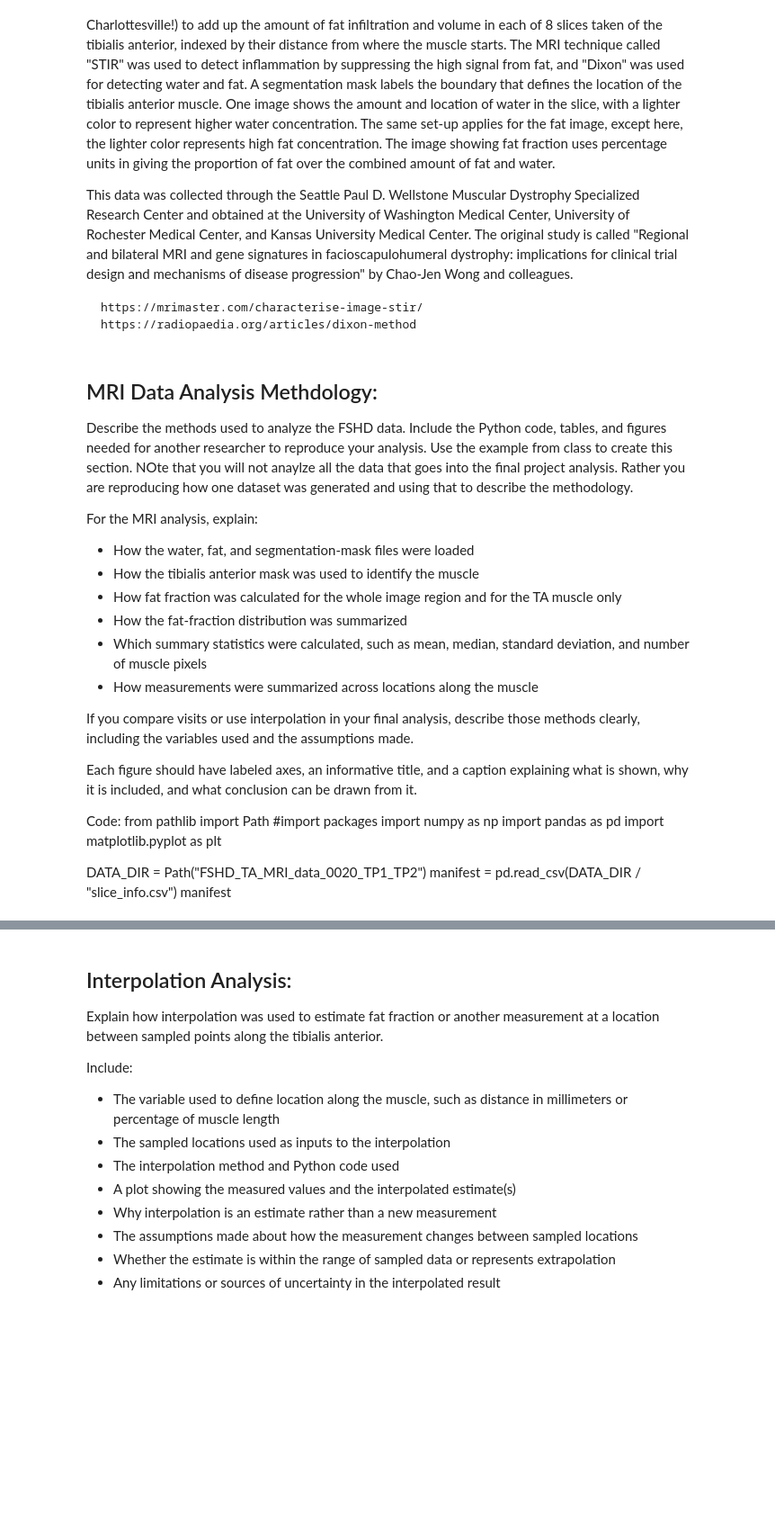
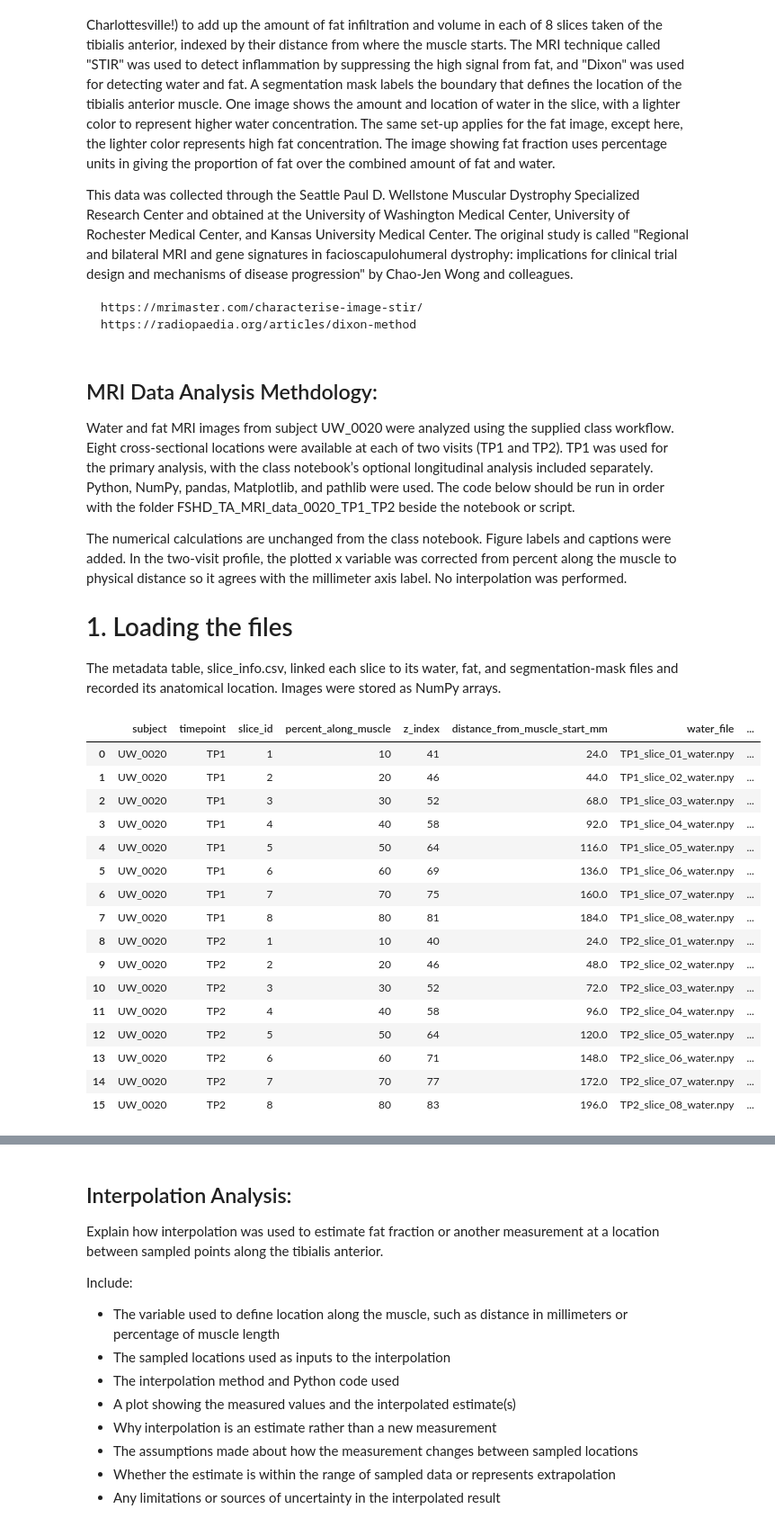
Before and after one commit to BigPanda0226/BME2315_Module2, a Jupyter notebook: FSHD_Module2_Project_Template.ipynb, the cells around one changed output, grey strips where cells are left out. Shown at 90% size. Drawn from its saved outputs; the diff is of its cells as text; code cells hidden in the pictures; blank space fills up the shorter version.

Commit message:
lord have mercy this was hard
I put all of the code into the notebook and analyzed each step. This took awhile :(

```diff
--- a/FSHD_Module2_Project_Template.ipynb
+++ b/FSHD_Module2_Project_Template.ipynb
@@ -107,29 +107,37 @@ Rochester Medical Center, and Kansas University Medical Center. The original stu
 # %% [markdown]
 ## MRI Data Analysis Methdology:
 
-Describe the methods used to analyze the FSHD data. Include the Python code, tables, and figures needed for another researcher to reproduce your analysis.  Use the example from class to create this section.  NOte that you will not anaylze all the data that goes into the final project analysis.  Rather you are reproducing how one dataset was generated and using that to describe the methodology.
+Water and fat MRI images from subject UW_0020 were analyzed using the supplied class workflow. Eight cross-sectional locations were available at each of two visits (TP1 and TP2). TP1 was used for the primary analysis, with the class notebook’s optional longitudinal analysis included separately. Python, NumPy, pandas, Matplotlib, and pathlib were used. The code below should be run in order with the folder FSHD_TA_MRI_data_0020_TP1_TP2 beside the notebook or script.
 
-For the MRI analysis, explain:
+The numerical calculations are unchanged from the class notebook. Figure labels and captions were added. In the two-visit profile, the plotted x variable was corrected from percent along the muscle to physical distance so it agrees with the millimeter axis label. No interpolation was performed.
 
-- How the water, fat, and segmentation-mask files were loaded
-- How the tibialis anterior mask was used to identify the muscle
-- How fat fraction was calculated for the whole image region and for the TA muscle only
-- How the fat-fraction distribution was summarized
-- Which summary statistics were calculated, such as mean, median, standard deviation, and number of muscle pixels
-- How measurements were summarized across locations along the muscle
+# 1. Loading the files
 
-If you compare visits or use interpolation in your final analysis, describe those methods clearly, including the variables used and the assumptions made.
-
-Each figure should have labeled axes, an informative title, and a caption explaining what is shown, why it is included, and what conclusion can be drawn from it.
-
-
-
-Code:
-from pathlib import Path #import packages
-import numpy as np
-import pandas as pd
-import matplotlib.pyplot as plt
-
-DATA_DIR = Path("FSHD_TA_MRI_data_0020_TP1_TP2")
-manifest = pd.read_csv(DATA_DIR / "slice_info.csv")
-manifest
+The metadata table, slice_info.csv, linked each slice to its water, fat, and segmentation-mask files and recorded its anatomical location. Images were stored as NumPy arrays.
+# %%
+from pathlib import Path
+import numpy as np
+import pandas as pd
+import matplotlib.pyplot as plt
+
+DATA_DIR = Path("FSHD_TA_MRI_data_0020_TP1_TP2")
+manifest = pd.read_csv(DATA_DIR / "slice_info.csv")
+manifest
+# %% [output]
+|  | subject | timepoint | slice_id | percent_along_muscle | z_index | distance_from_muscle_start_mm | water_file | ... |
+| 0 | UW_0020 | TP1 | 1 | 10 | 41 | 24.0 | TP1_slice_01_water.npy | ... |
+| 1 | UW_0020 | TP1 | 2 | 20 | 46 | 44.0 | TP1_slice_02_water.npy | ... |
+| 2 | UW_0020 | TP1 | 3 | 30 | 52 | 68.0 | TP1_slice_03_water.npy | ... |
+| 3 | UW_0020 | TP1 | 4 | 40 | 58 | 92.0 | TP1_slice_04_water.npy | ... |
+| 4 | UW_0020 | TP1 | 5 | 50 | 64 | 116.0 | TP1_slice_05_water.npy | ... |
+| 5 | UW_0020 | TP1 | 6 | 60 | 69 | 136.0 | TP1_slice_06_water.npy | ... |
+| 6 | UW_0020 | TP1 | 7 | 70 | 75 | 160.0 | TP1_slice_07_water.npy | ... |
+| 7 | UW_0020 | TP1 | 8 | 80 | 81 | 184.0 | TP1_slice_08_water.npy | ... |
+| 8 | UW_0020 | TP2 | 1 | 10 | 40 | 24.0 | TP2_slice_01_water.npy | ... |
+| 9 | UW_0020 | TP2 | 2 | 20 | 46 | 48.0 | TP2_slice_02_water.npy | ... |
+| 10 | UW_0020 | TP2 | 3 | 30 | 52 | 72.0 | TP2_slice_03_water.npy | ... |
+| 11 | UW_0020 | TP2 | 4 | 40 | 58 | 96.0 | TP2_slice_04_water.npy | ... |
+| 12 | UW_0020 | TP2 | 5 | 50 | 64 | 120.0 | TP2_slice_05_water.npy | ... |
+| 13 | UW_0020 | TP2 | 6 | 60 | 71 | 148.0 | TP2_slice_06_water.npy | ... |
+| 14 | UW_0020 | TP2 | 7 | 70 | 77 | 172.0 | TP2_slice_07_water.npy | ... |
+| 15 | UW_0020 | TP2 | 8 | 80 | 83 | 196.0 | TP2_slice_08_water.npy | ... |
```
Also changed, not shown: parts of 16 cells of this notebook, 54 other files.
